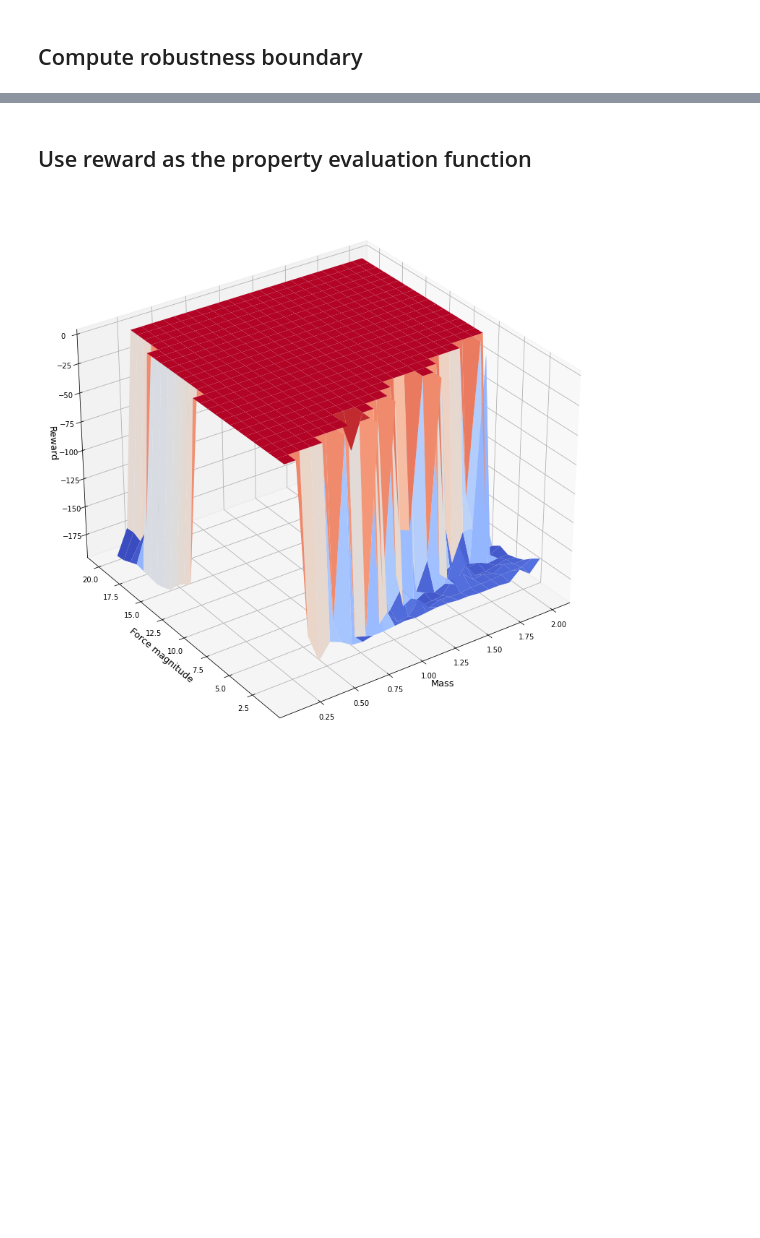
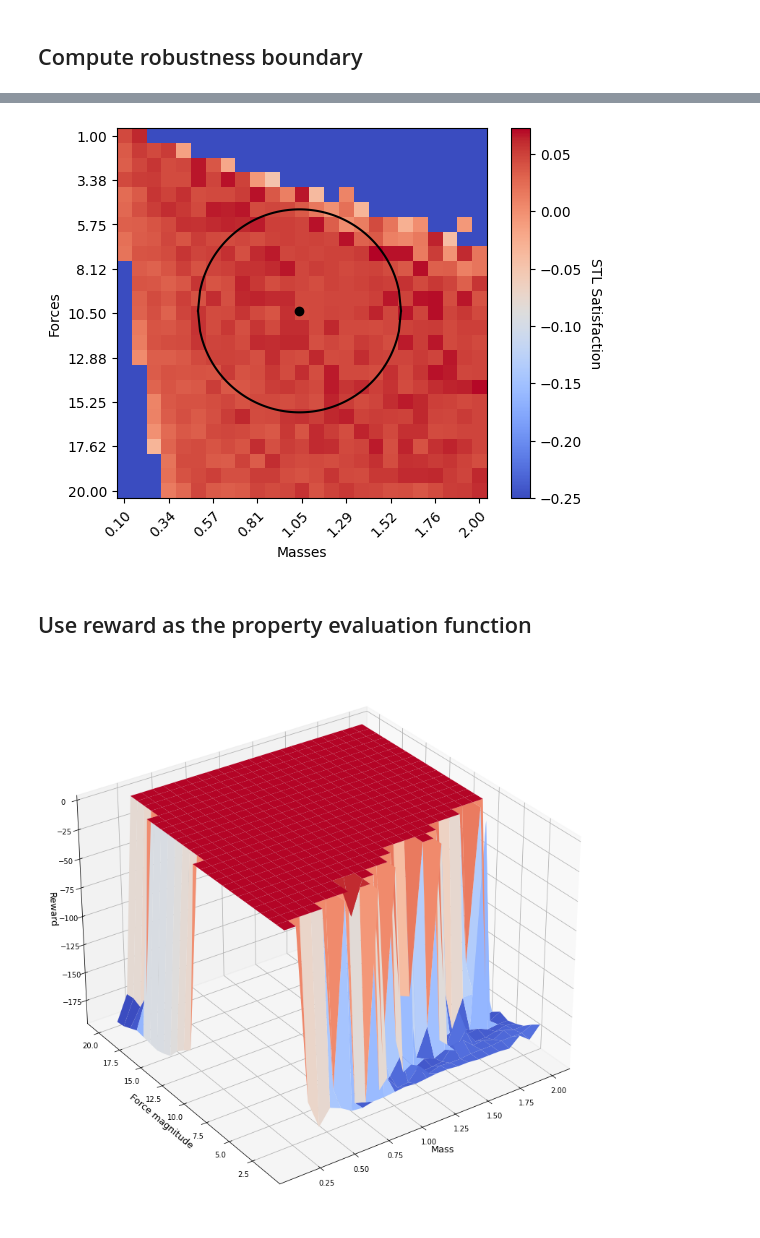
Before and after one commit to SteveZhangBit/STL-Robustness, a Jupyter notebook: cartpole-dqn/CartPole-DQN.ipynb, the cells around one changed output, grey strips where cells are left out. Cells and saved outputs as stored; diff of their text form; code cells hidden in the pictures; blank space fills up the shorter version.

```diff
--- a/cartpole-dqn/CartPole-DQN.ipynb
+++ b/cartpole-dqn/CartPole-DQN.ipynb
@@ -227,3 +250,10 @@ plt.show()
+# %%
+analysis.heatmap(masscart, force_mag, 25, 25, x_name="Masses", y_name="Forces", z_name="STL Satisfaction",
+                 boundary=boundary)
+plt.savefig('gifs/robustness-landscape-boundary-heatmap.png', bbox_inches='tight')
+plt.show()
+# %% [output]
+[figure, added]
 # %% [markdown]
 ## Use reward as the property evaluation function
 # %%
```
Also changed, not shown: parts of 15 cells of this notebook, 20 other files.
